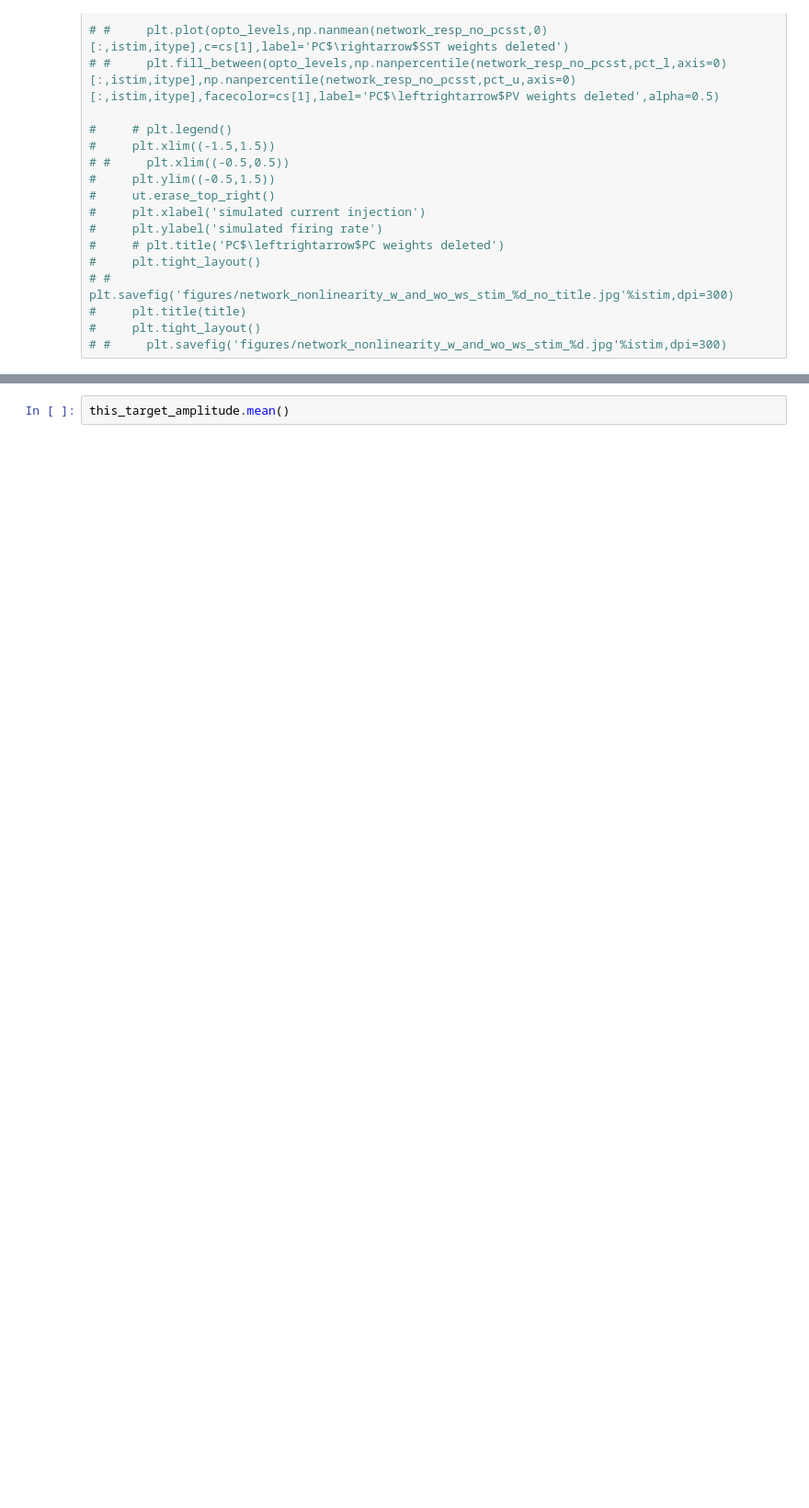
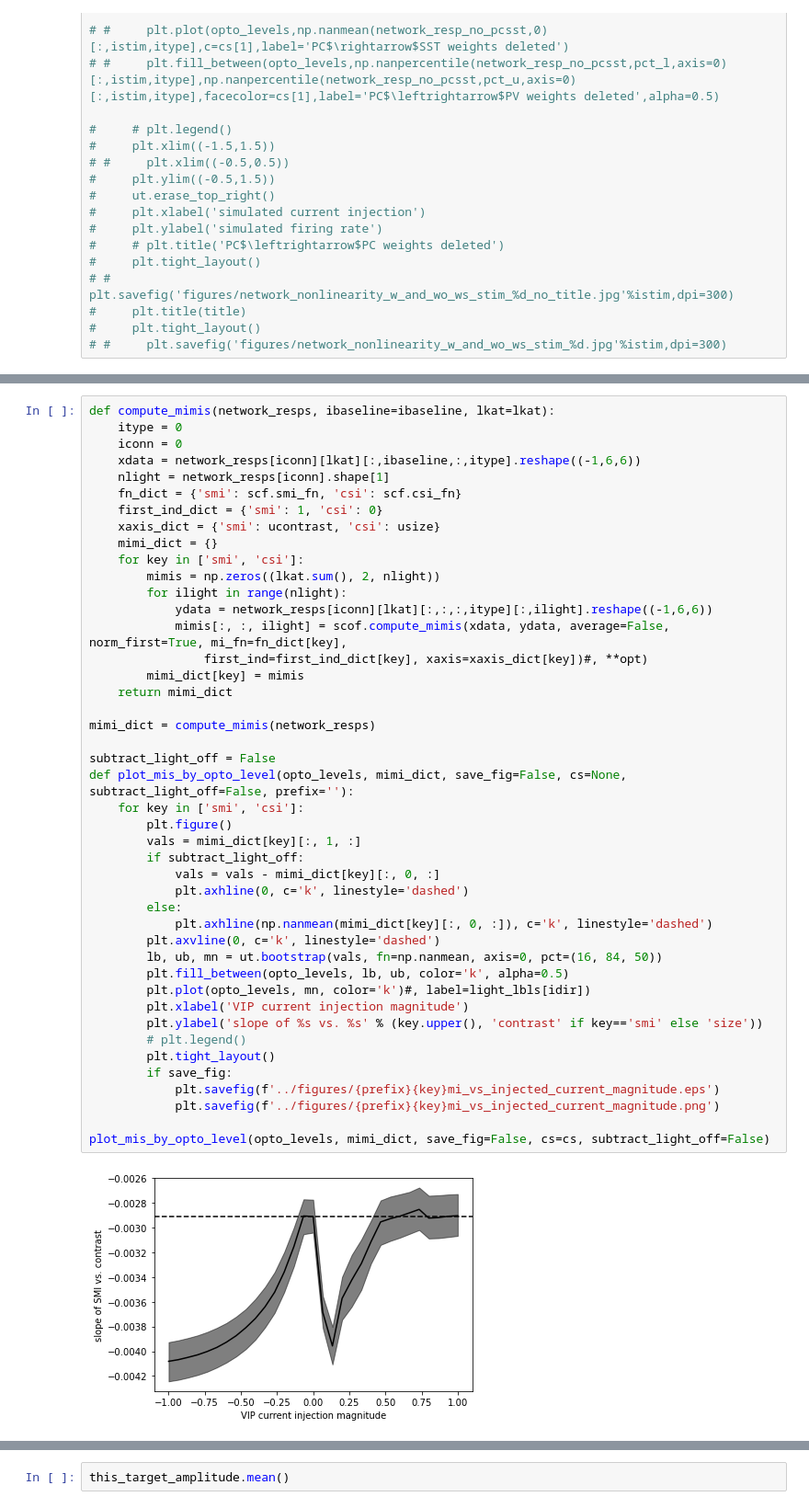
Before and after one commit to anitsoga/mossing_paper_code, a Jupyter notebook: simulation/vip_sst_subnetwork_dynamics.ipynb, the cells around one changed output, grey strips where cells are left out. Shown at 92% size. Cells and saved outputs as stored; diff of their text form; blank space fills up the shorter version.

```diff
--- a/simulation/vip_sst_subnetwork_dynamics.ipynb
+++ b/simulation/vip_sst_subnetwork_dynamics.ipynb
@@ -1013,0 +1093,46 @@ this_target_amplitude.mean()
+# %%
+def compute_mimis(network_resps, ibaseline=ibaseline, lkat=lkat):
+    itype = 0
+    iconn = 0
+    xdata = network_resps[iconn][lkat][:,ibaseline,:,itype].reshape((-1,6,6))
+    nlight = network_resps[iconn].shape[1]
+    fn_dict = {'smi': scf.smi_fn, 'csi': scf.csi_fn}
+    first_ind_dict = {'smi': 1, 'csi': 0}
+    xaxis_dict = {'smi': ucontrast, 'csi': usize}
+    mimi_dict = {}
+    for key in ['smi', 'csi']:
+        mimis = np.zeros((lkat.sum(), 2, nlight))
+        for ilight in range(nlight):
+            ydata = network_resps[iconn][lkat][:,:,:,itype][:,ilight].reshape((-1,6,6))
+            mimis[:, :, ilight] = scof.compute_mimis(xdata, ydata, average=False, norm_first=True, mi_fn=fn_dict[key],
+                first_ind=first_ind_dict[key], xaxis=xaxis_dict[key])#, **opt)
+        mimi_dict[key] = mimis
+    return mimi_dict
+
+mimi_dict = compute_mimis(network_resps)
+
+subtract_light_off = False
+def plot_mis_by_opto_level(opto_levels, mimi_dict, save_fig=False, cs=None, subtract_light_off=False, prefix=''):
+    for key in ['smi', 'csi']:
+        plt.figure()
+        vals = mimi_dict[key][:, 1, :]
+        if subtract_light_off:
+            vals = vals - mimi_dict[key][:, 0, :]
+            plt.axhline(0, c='k', linestyle='dashed')
+        else:
+            plt.axhline(np.nanmean(mimi_dict[key][:, 0, :]), c='k', linestyle='dashed')
+        plt.axvline(0, c='k', linestyle='dashed')
+        lb, ub, mn = ut.bootstrap(vals, fn=np.nanmean, axis=0, pct=(16, 84, 50))
+        plt.fill_between(opto_levels, lb, ub, color='k', alpha=0.5)
+        plt.plot(opto_levels, mn, color='k')#, label=light_lbls[idir])
+        plt.xlabel('VIP current injection magnitude')
+        plt.ylabel('slope of %s vs. %s' % (key.upper(), 'contrast' if key=='smi' else 'size'))
+        # plt.legend()
+        plt.tight_layout()
+        if save_fig:
+            plt.savefig(f'../figures/{prefix}{key}mi_vs_injected_current_magnitude.eps')
+            plt.savefig(f'../figures/{prefix}{key}mi_vs_injected_current_magnitude.png')
+
+plot_mis_by_opto_level(opto_levels, mimi_dict, save_fig=False, cs=cs, subtract_light_off=False)
+# %% [output]
+[figure, added]
```
Also changed, not shown: parts of 34 cells of this notebook, 3 other files.
